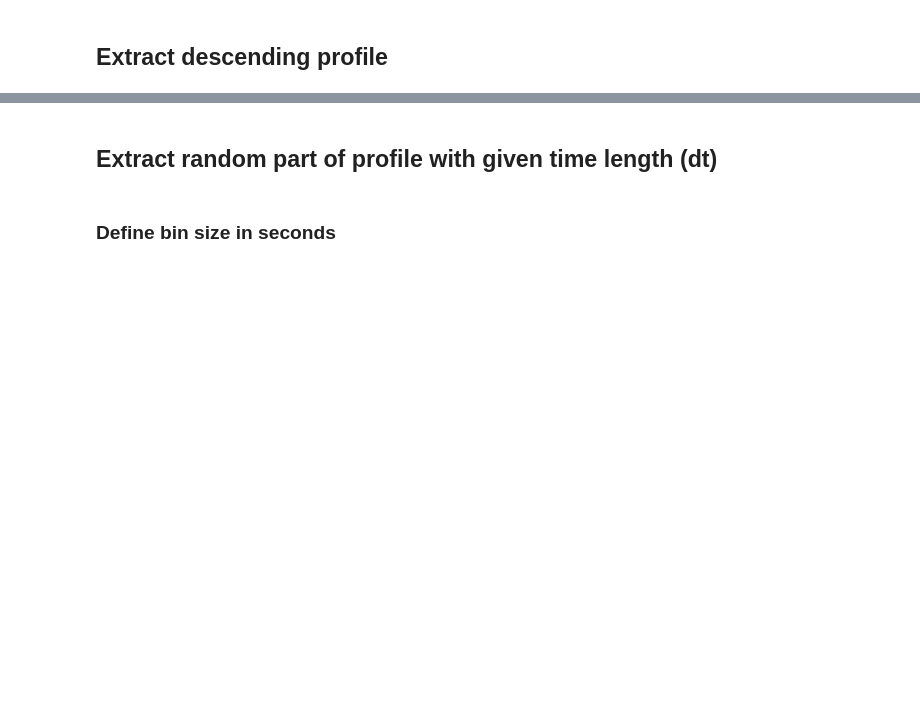
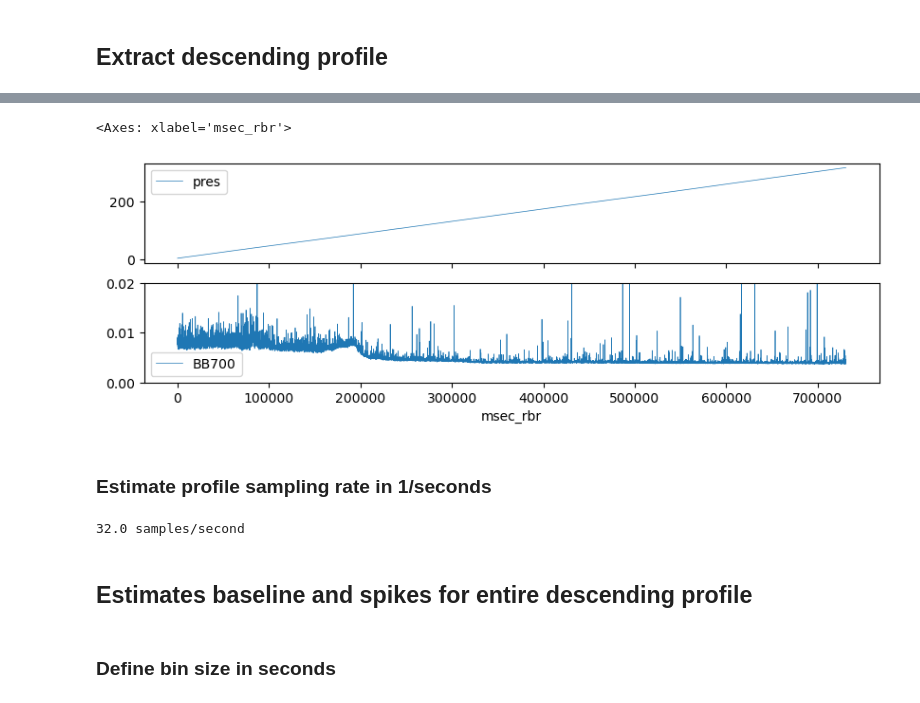
Before and after one commit to grgdll/PSD_mode, a Jupyter notebook: PSD_mode_analysis.ipynb, the cells around one changed output, grey strips where cells are left out. Drawn from its saved outputs; the diff is of its cells as text; code cells hidden in the pictures; blank space fills up the shorter version.

```diff
--- a/PSD_mode_analysis.ipynb
+++ b/PSD_mode_analysis.ipynb
@@ -95,5 +96,19 @@ rbr = rbr.iloc[iminpres:imaxpres]
+# %%
+fig, ax = plt.subplots(2,1, figsize=[10,3], sharex=True)
+rbr.plot(y='pres', lw=0.5, ax=ax[0])
+rbr.plot(y='BB700', lw=0.5, ax=ax[1], ylim=[0, 0.02])
+# %% [output]
+<Axes: xlabel='msec_rbr'>
+[figure, added]
+# %% [markdown]
+### Estimate profile sampling rate in 1/seconds
+# %%
+sampling_rate = np.round(1/np.nanmedian(np.diff(rbr.index)) * 1000)  # [sample/sec]
+print(str(sampling_rate) + ' samples/second')
+# %% [output]
+32.0 samples/second
 # %% [markdown]
-## Extract random part of profile with given time length (dt)
+## Estimates baseline and spikes for entire descending profile
 # %% [markdown]
 ### Define bin size in seconds
 # %%
```
Also changed, not shown: parts of 69 cells of this notebook, 2 other files.
